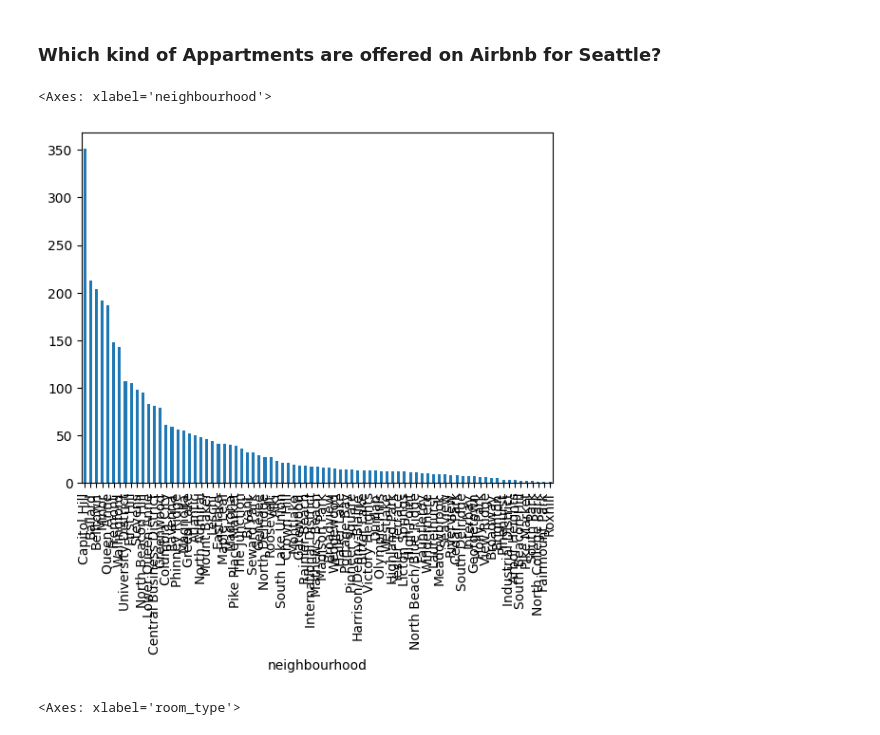
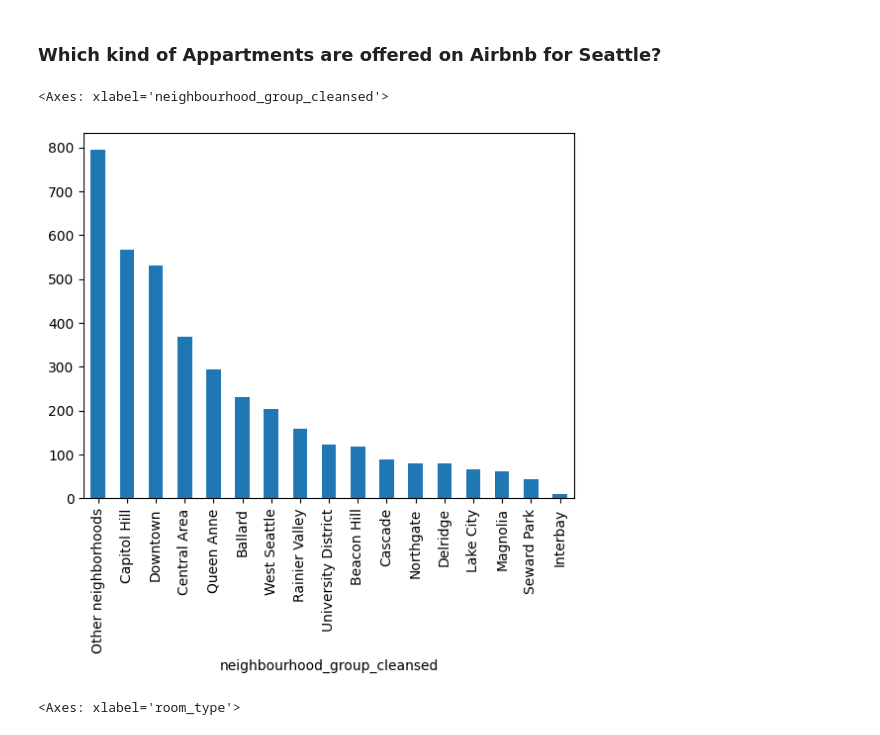
Before and after one commit to carini599/Airbnb_Seattle_Carina_Breu, a Jupyter notebook: airbnb_seattle_notebook.ipynb, the cells around one changed output. Drawn from its saved outputs; the diff is of its cells as text; code cells hidden in the pictures.

```diff
--- a/airbnb_seattle_notebook.ipynb
+++ b/airbnb_seattle_notebook.ipynb
@@ -246,10 +277,10 @@ Name: count, dtype: int64
 ### Which kind of Appartments are offered on Airbnb for Seattle?
 # %%
 #Neighboorhood
-df_list['neighbourhood'].value_counts().plot(kind='bar')
+df_list['neighbourhood_group_cleansed'].value_counts().plot(kind='bar')
 # %% [output]
-<Axes: xlabel='neighbourhood'>
+<Axes: xlabel='neighbourhood_group_cleansed'>
-[figure, old version]
+[figure, new version]
 # %%
 #Room Type
 df_list['room_type'].value_counts().plot(kind='bar')
```
Also changed, not shown: parts of 8 cells of this notebook.
